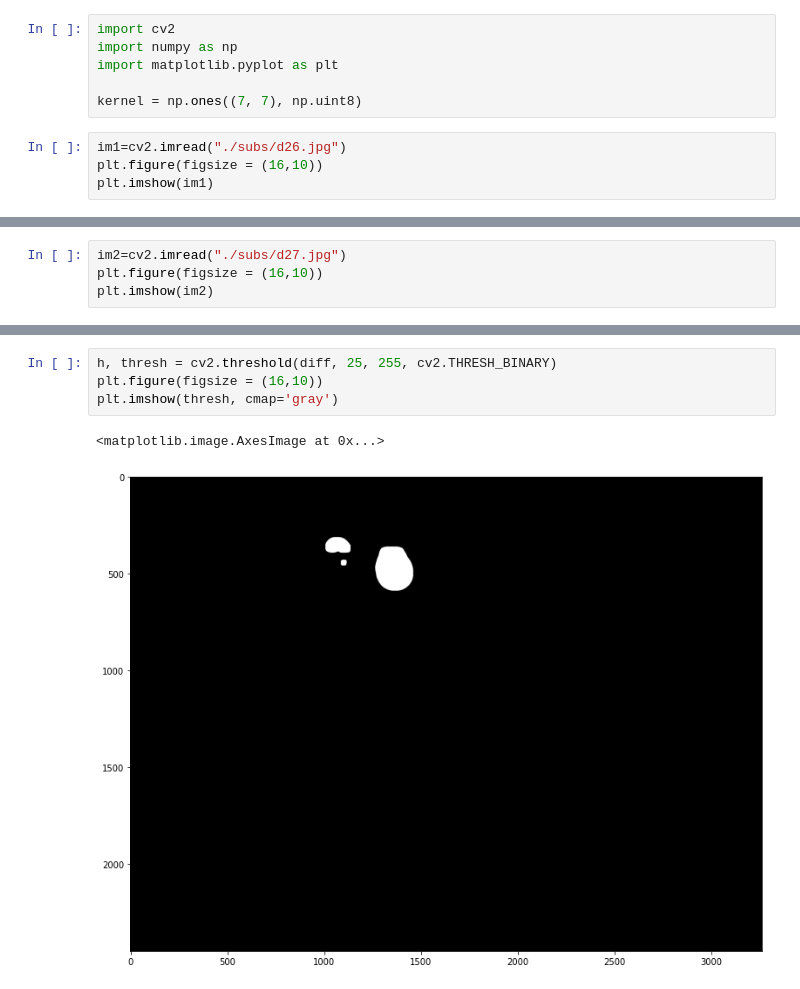
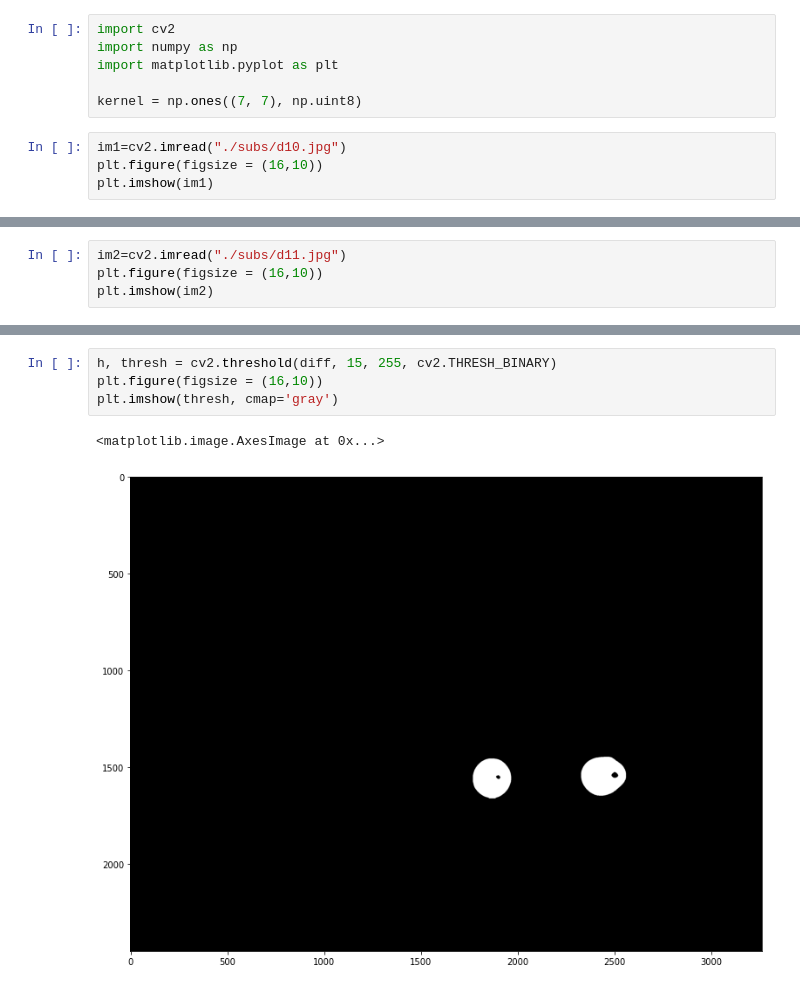
Before and after one commit to SantiagoGuiral/ress, a Jupyter notebook: pruebas/framediff.ipynb, the cells around one changed output, grey strips where cells are left out. Drawn from its saved outputs; the diff is of its cells as text.

```diff
--- a/pruebas/framediff.ipynb
+++ b/pruebas/framediff.ipynb
@@ -5,7 +5,7 @@ import matplotlib.pyplot as plt
 
 kernel = np.ones((7, 7), np.uint8)
 # %%
-im1=cv2.imread("./subs/d26.jpg")
+im1=cv2.imread("./subs/d10.jpg")
 plt.figure(figsize = (16,10))
 plt.imshow(im1)
 # %% [output]
@@ -14,5 +14,5 @@ plt.imshow(im1)
 # %%
-im2=cv2.imread("./subs/d27.jpg")
+im2=cv2.imread("./subs/d11.jpg")
 plt.figure(figsize = (16,10))
 plt.imshow(im2)
 # %% [output]
@@ -34,10 +34,10 @@ plt.imshow(diff, cmap = 'gray')
 # %%
-h, thresh = cv2.threshold(diff, 25, 255, cv2.THRESH_BINARY)
+h, thresh = cv2.threshold(diff, 15, 255, cv2.THRESH_BINARY)
 plt.figure(figsize = (16,10))
 plt.imshow(thresh, cmap='gray')
 # %% [output]
 <matplotlib.image.AxesImage at 0x...>
-[figure, old version]
+[figure, new version]
 # %%
 contours, _ = cv2.findContours(thresh, cv2.RETR_EXTERNAL, cv2.CHAIN_APPROX_SIMPLE)
 
```
Also changed, not shown: parts of 8 cells of this notebook, 2 other files.
